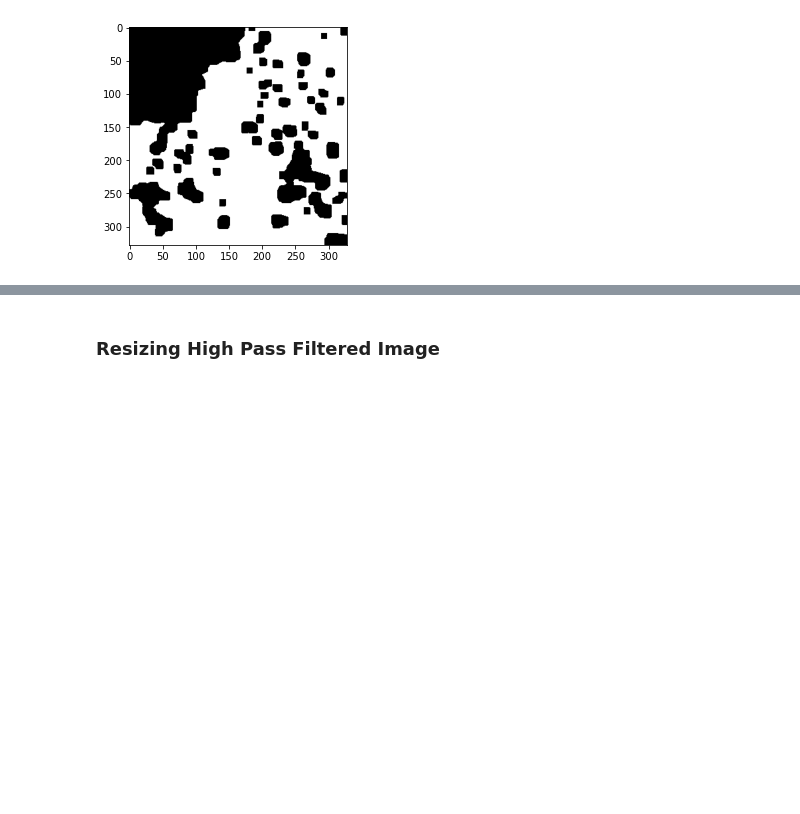
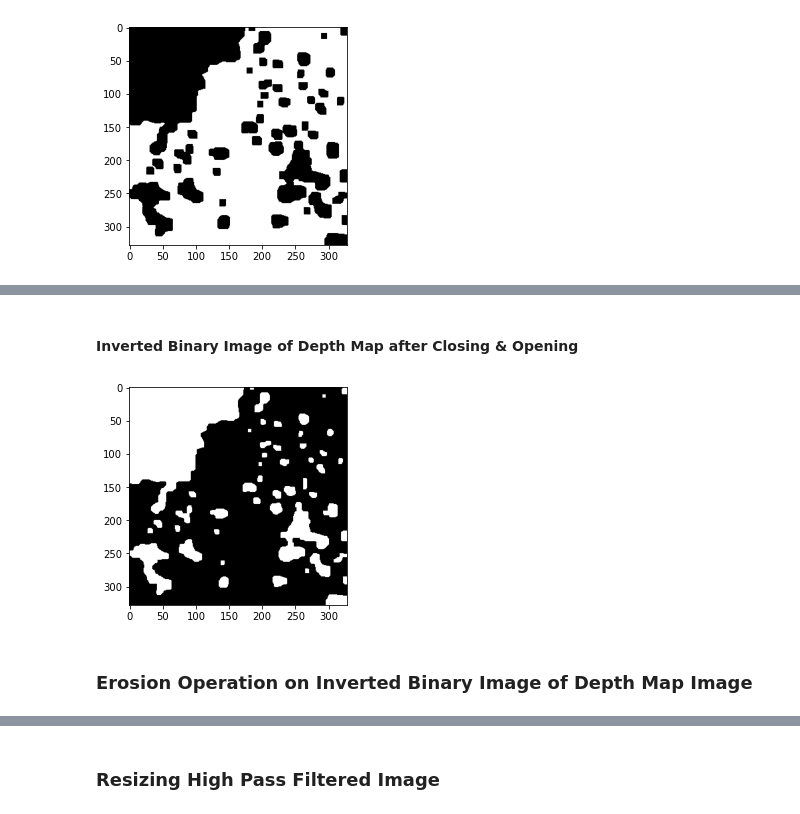
Before and after one commit to Baneeishaque/Raindrop-Removal-With-Light-Field-Image-Using-Image-Inpainting, a Jupyter notebook: main.ipynb, the cells around one changed output, grey strips where cells are left out. Saved outputs shown, nothing was run; the diff lists cells and outputs as text; code cells hidden in the pictures; blank space fills up the shorter version.

```diff
--- a/main.ipynb
+++ b/main.ipynb
@@ -121,0 +155,9 @@ plt.show()
+# %% [markdown]
+#### Inverted Binary Image of Depth Map after Closing & Opening
+# %%
+plt.imshow(cv.cvtColor(invertedBinaryDepthMapImageWithClosingAndOpening, cv.COLOR_BGR2RGB))
+plt.show()
+# %% [output]
+[figure, added]
+# %% [markdown]
+### Erosion Operation on Inverted Binary Image of Depth Map Image
```
Also changed, not shown: parts of 46 cells of this notebook, 5 other files.
